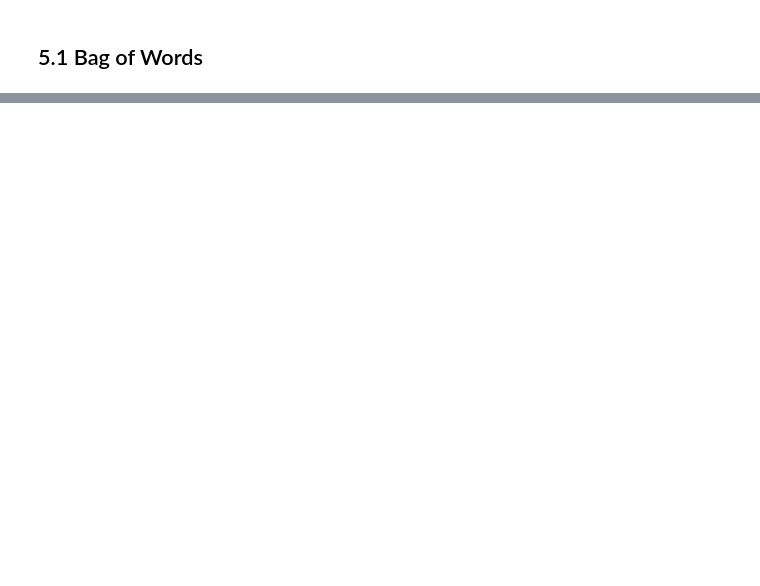
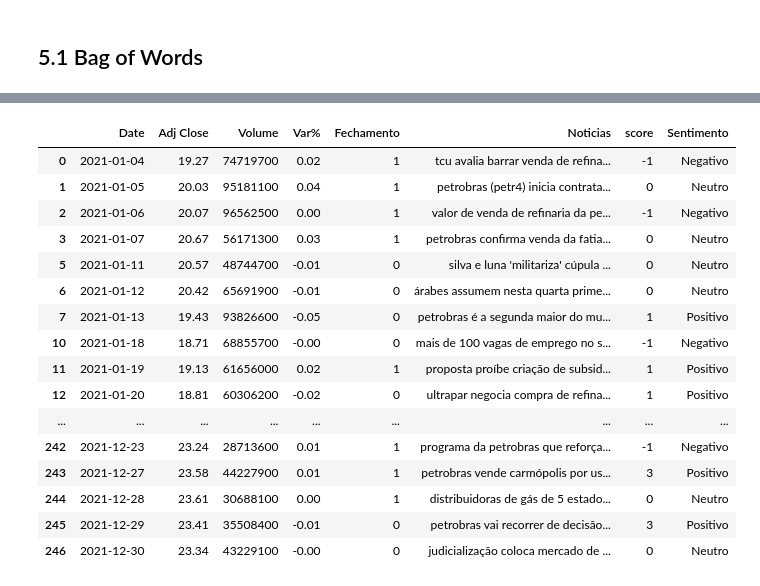
Before and after one commit to webercg/NLP---Daily-News-for-Stock-Market-Prediction, a Jupyter notebook: datasets/Experimentos + EDA.ipynb, the cells around one changed output, grey strips where cells are left out. Drawn from its saved outputs; the diff is of its cells as text; code cells hidden in the pictures; blank space fills up the shorter version.

```diff
--- a/datasets/Experimentos + EDA.ipynb
+++ b/datasets/Experimentos + EDA.ipynb
@@ -683,0 +807,20 @@ Será realizado o levantamento das palavras mais frequentes em notícias para in
+# %%
+df_final2
+# %% [output]
+|  | Date | Adj Close | Volume | Var% | Fechamento | Noticias | score | Sentimento |
+| 0 | 2021-01-04 | 19.27 | 74719700 | 0.02 | 1 | tcu avalia barrar venda de refina... | -1 | Negativo |
+| 1 | 2021-01-05 | 20.03 | 95181100 | 0.04 | 1 | petrobras (petr4) inicia contrata... | 0 | Neutro |
+| 2 | 2021-01-06 | 20.07 | 96562500 | 0.00 | 1 | valor de venda de refinaria da pe... | -1 | Negativo |
+| 3 | 2021-01-07 | 20.67 | 56171300 | 0.03 | 1 | petrobras confirma venda da fatia... | 0 | Neutro |
+| 5 | 2021-01-11 | 20.57 | 48744700 | -0.01 | 0 | silva e luna 'militariza' cúpula ... | 0 | Neutro |
+| 6 | 2021-01-12 | 20.42 | 65691900 | -0.01 | 0 | árabes assumem nesta quarta prime... | 0 | Neutro |
+| 7 | 2021-01-13 | 19.43 | 93826600 | -0.05 | 0 | petrobras é a segunda maior do mu... | 1 | Positivo |
+| 10 | 2021-01-18 | 18.71 | 68855700 | -0.00 | 0 | mais de 100 vagas de emprego no s... | -1 | Negativo |
+| 11 | 2021-01-19 | 19.13 | 61656000 | 0.02 | 1 | proposta proíbe criação de subsid... | 1 | Positivo |
+| 12 | 2021-01-20 | 18.81 | 60306200 | -0.02 | 0 | ultrapar negocia compra de refina... | 1 | Positivo |
+| ... | ... | ... | ... | ... | ... | ... | ... | ... |
+| 242 | 2021-12-23 | 23.24 | 28713600 | 0.01 | 1 | programa da petrobras que reforça... | -1 | Negativo |
+| 243 | 2021-12-27 | 23.58 | 44227900 | 0.01 | 1 | petrobras vende carmópolis por us... | 3 | Positivo |
+| 244 | 2021-12-28 | 23.61 | 30688100 | 0.00 | 1 | distribuidoras de gás de 5 estado... | 0 | Neutro |
+| 245 | 2021-12-29 | 23.41 | 35508400 | -0.01 | 0 | petrobras vai recorrer de decisão... | 3 | Positivo |
+| 246 | 2021-12-30 | 23.34 | 43229100 | -0.00 | 0 | judicialização coloca mercado de ... | 0 | Neutro |
```
Also changed, not shown: parts of 20 cells of this notebook, 2 other files.
